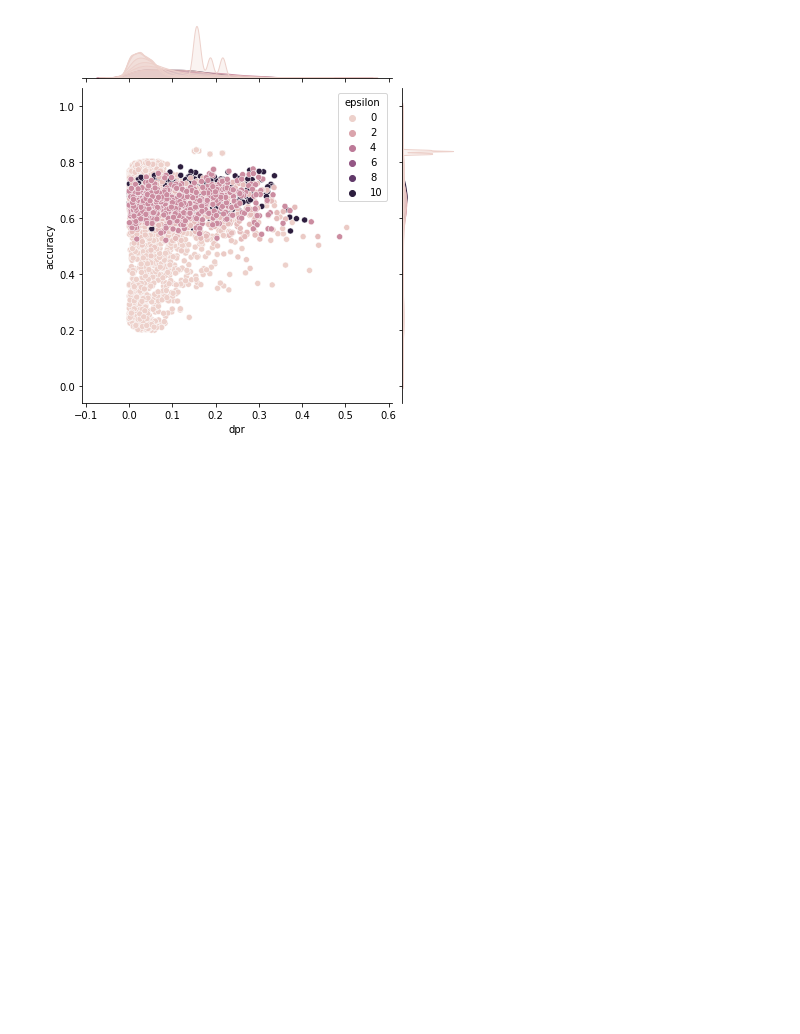
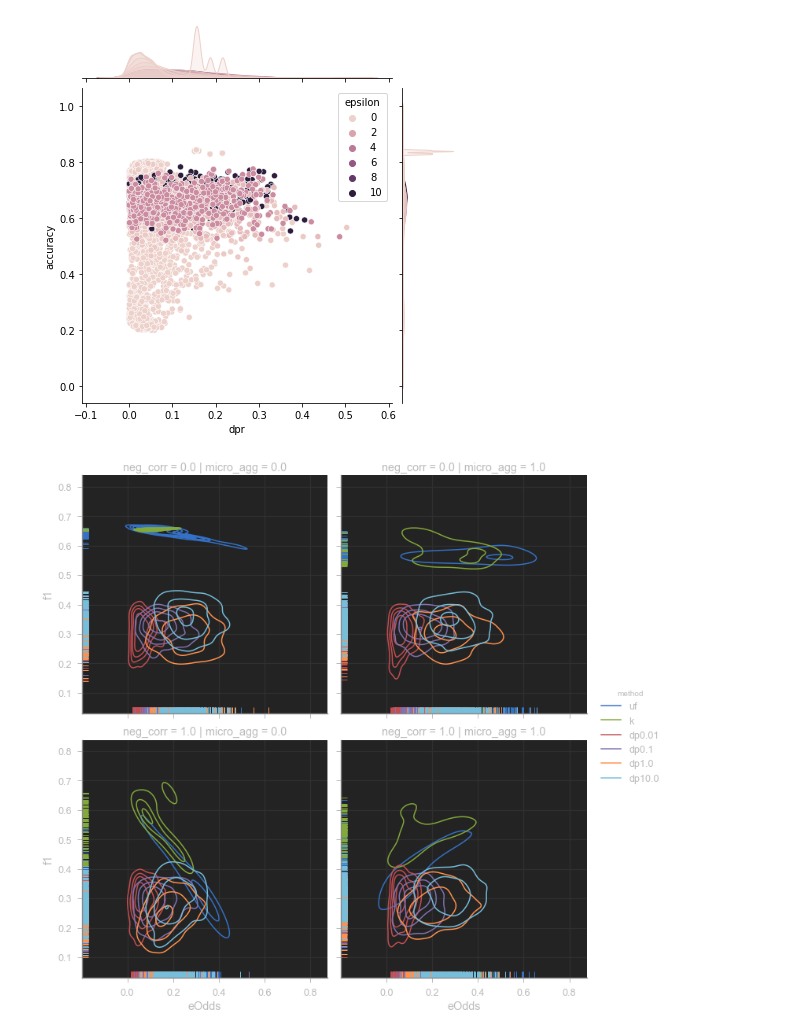
Before and after one commit to vladoxNCL/fairMDAVplus, a Jupyter notebook: Datasets/data_merge.ipynb, the cells around one changed output. Cells and saved outputs as stored; diff of their text form; code cells hidden in the pictures; blank space fills up the shorter version.

Commit message:
displot, jointplot + kde

```diff
--- a/Datasets/data_merge.ipynb
+++ b/Datasets/data_merge.ipynb
@@ -162,3 +162,10 @@ sns.jointplot(data=df, x="dpr", y="accuracy", hue="epsilon")
 # %% [output]
 <seaborn.axisgrid.JointGrid at 0x...>
 [figure]
+# %%
+df = pd.read_csv('income_experiment_mean_all.csv')
+df['method'] = ['dp' + str(e) if e > 0 else 'uf' if u > 0 else 'k' for e, u in zip(df.epsilon, df.u)]
+# %%
+g = sns.displot(data=df, x="eOdds", y="f1", kind="kde", hue="method", col="micro_agg", row="neg_corr", rug= True)
+# %% [output]
+[figure, added]
```
Also changed, not shown: parts of 3 cells of this notebook.
